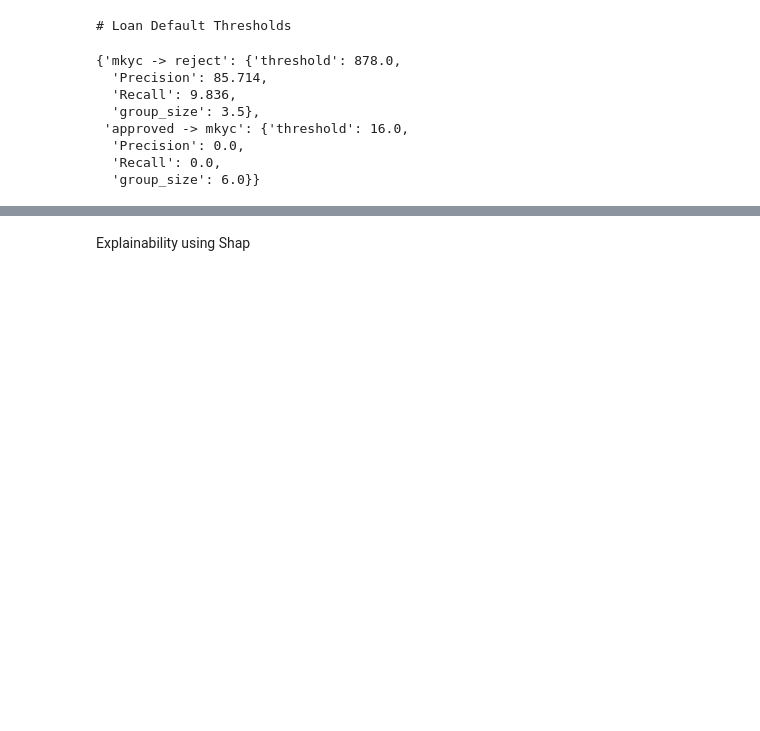
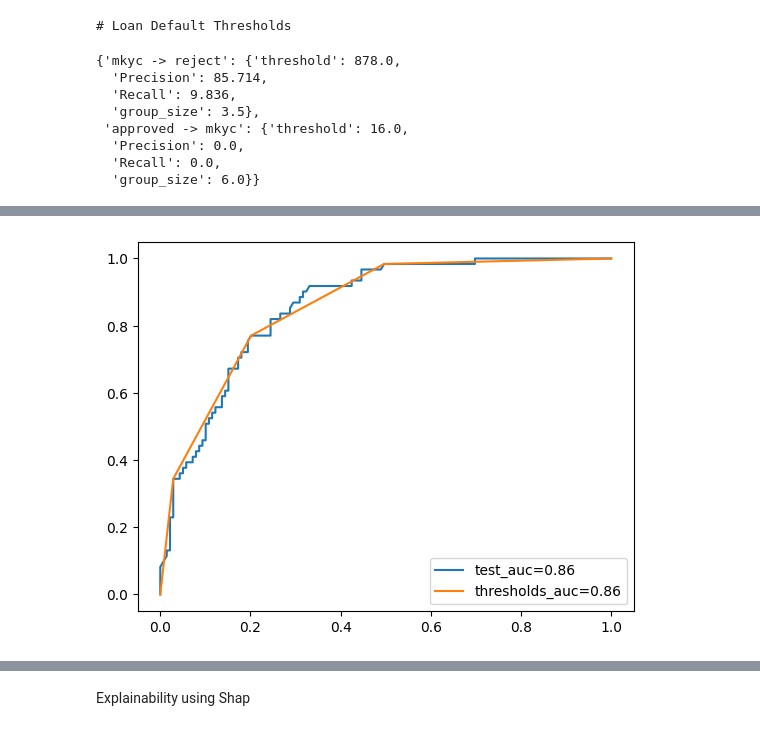
Before and after one commit to akshayjain-ds/loan_default_prediction, a Jupyter notebook: develop.ipynb, the cells around one changed output, grey strips where cells are left out. Cells and saved outputs as stored; diff of their text form; code cells hidden in the pictures; blank space fills up the shorter version.

Commit message:
change decision thresholds add business impact

```diff
--- a/develop.ipynb
+++ b/develop.ipynb
@@ -861,0 +869,34 @@ thresholds
+# %%
+def auc_max_thresholds(thresholds: np.ndarray, fpr: np.ndarray, tpr: np.ndarray, thres_count: int) -> pd.DataFrame:
+
+  if not thres_count in [1,2,3]:
+    raise ValueError("possible values for thres_count: 1,2,3")
+
+  original_auc = auc(fpr, tpr)
+  corner_thresholds = [thresholds[0], thresholds[-1]]
+  corner_fpr = [fpr[0], fpr[-1]]
+  corner_tpr = [tpr[0], tpr[-1]]
+
+  middle_thresholds = thresholds[1:-1]
+  middle_fpr = fpr[1:-1]
+  middle_tpr = tpr[1:-1]
+
+  auc_thresholds_df = pd.DataFrame(columns = ['new_th', 'new_fpr', 'new_tpr', 'original_auc', 'new_auc'])
+  print(len(middle_thresholds), len(middle_fpr), len(middle_tpr), thres_count)
+  for C in c(list(zip(middle_thresholds, middle_fpr, middle_tpr)), thres_count):
+    new_th = [i[0] for i in C]
+    if new_th == sorted(new_th, reverse=True):
+      new_th = new_th + corner_thresholds
+      new_fpr = corner_fpr + [i[1] for i in C]
+      new_tpr = corner_tpr + [i[2] for i in C]
+      new_th.sort(reverse=True)
+      new_fpr.sort()
+      new_tpr.sort()
+      new_auc = auc(new_fpr, new_tpr)
+      auc_thresholds_df = auc_thresholds_df.append({'new_th': new_th, 'new_fpr': new_fpr, 'new_tpr': new_tpr,
+                                                    'original_auc': original_auc, 'new_auc': new_auc}, ignore_index=True)
+  print(auc_thresholds_df.shape)
+  return auc_thresholds_df[auc_thresholds_df['new_auc'] == auc_thresholds_df['new_auc'].max()]
+# %%
+fpr, tpr, test_roc_thresholds = roc_curve(y_test, cal_pred_test)
+cutoffs = auc_max_thresholds(test_roc_thresholds, fpr, tpr, 3)
@@ -861,0 +937,13 @@ thresholds
+# %%
+fpr, tpr, roc_thresholds = roc_curve(y_test, cal_pred_test)
+test_auc = auc(fpr, tpr)
+plt.plot(fpr, tpr, label=f"test_auc={str(np.around(test_auc, decimals=2))}")
+
+fpr, tpr, roc_thresholds = cutoffs['new_fpr'].values[0], cutoffs['new_tpr'].values[0], cutoffs['new_th'].values[0]
+thresholds_auc = cutoffs['new_auc'].values[0]
+plt.plot(fpr, tpr, label=f"thresholds_auc={str(np.around(thresholds_auc, decimals=2))}")
+
+plt.legend(loc=4)
+plt.show()
+# %% [output]
+[figure, added]
```
Also changed, not shown: parts of 8 cells of this notebook, 6 other files.
